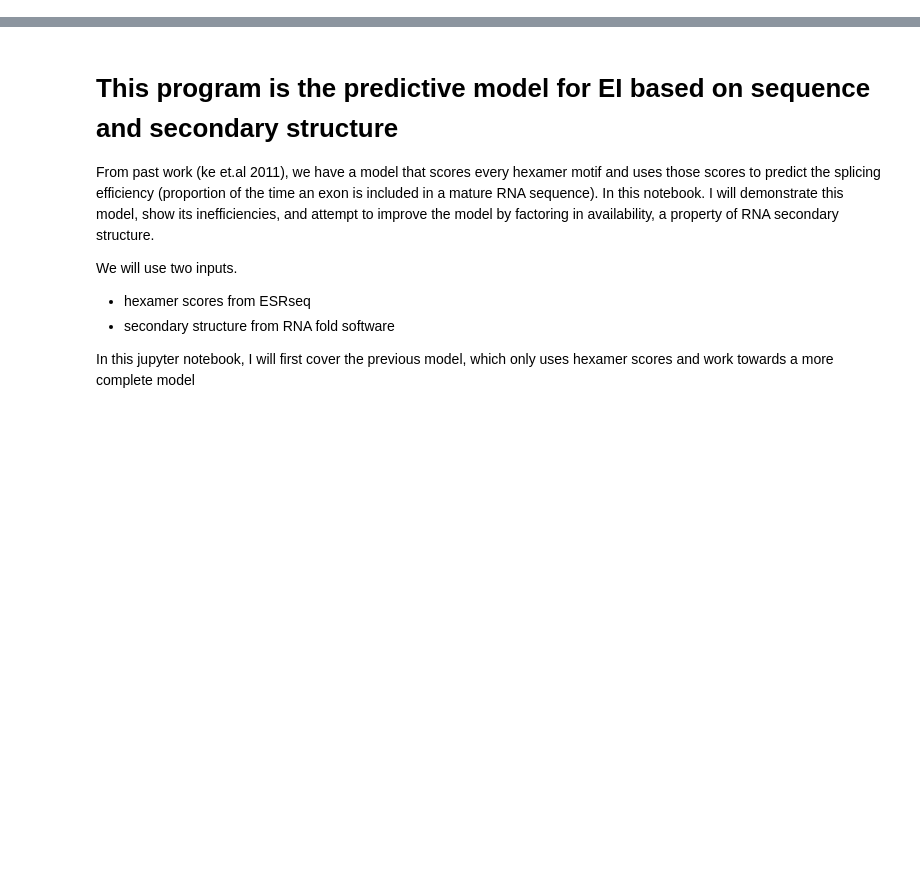
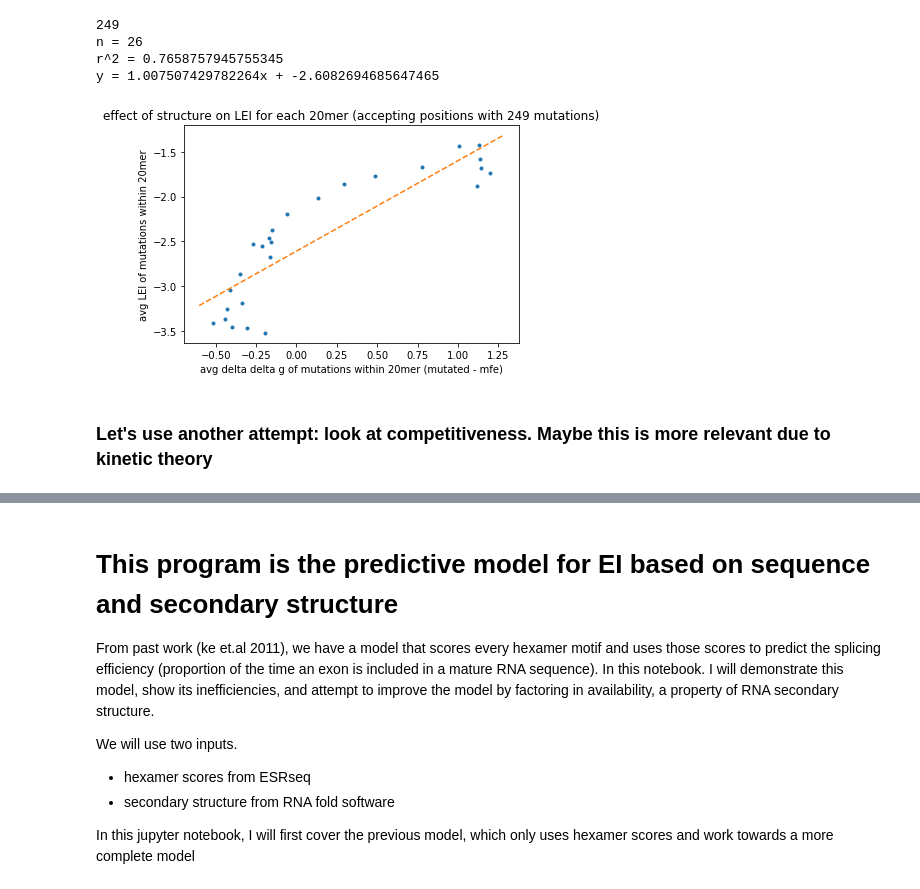
Before and after one commit to danielsjoo/Surf2021Research, a Jupyter notebook: Secondary structure predictive model.ipynb, the cells around one changed output, grey strips where cells are left out. Cells and saved outputs as stored; diff of their text form; code cells hidden in the pictures; blank space fills up the shorter version.

```diff
--- a/Secondary structure predictive model.ipynb
+++ b/Secondary structure predictive model.ipynb
@@ -37,0 +293,53 @@ for i in x:
+# %%
+# but we don't have to use 15mers!
+
+def plotgraph (x):
+    wild_type_mfe = -24.2
+    wild_type = 'CCCCACCTCTTCTTCTTTTCTAGAGTTGCTGCTGGGAGCTCCAGCACAGTGAAATGGACAGAAGGGCAGAGCAAGTGAGTGGACAATGCG'
+    for sequence in hma_data:
+        (ss,mutated_mfe) = RNA.fold(sequence)
+        hma_data[sequence][1] = mutated_mfe - wild_type_mfe #delta delta g
+    grouped_muts = {}
+    flag = 0
+    for i in range (1,92-x):
+        grouped_muts[i] = [[],[],[a for a in range(i,i+x)]] #0 will have leis and 1 will have deltadelta g
+    for sequence in hma_data:
+    #     for i in [a for a in range(len(sequence)) if sequence[a] != wild_type[a][0]]: #loops through positions of mutations
+    #         print(i)
+        for j in grouped_muts:
+            if ifcommonelement([a for a in range(len(sequence)) if sequence[a] != wild_type[a][0]],grouped_muts[j][2]):
+                grouped_muts[j][0].append(hma_data[sequence][0]) #adding LEIs
+                grouped_muts[j][1].append(hma_data[sequence][1]) #adding delta delta g
+    print(len(grouped_muts[50][1]))
+
+    points = {}
+    for xmer in grouped_muts:
+        if len(grouped_muts[xmer][0]) ==249:
+            points[xmer]= [sum(grouped_muts[xmer][0])/len(grouped_muts[xmer][0]),sum(grouped_muts[xmer][1])/len(grouped_muts[xmer][1])]
+
+    x_vals = []
+    y_vals = []
+
+    for a in points:
+        x_vals.append(points[a][1]) #x should be delta delta g
+        y_vals.append(points[a][0]) #y is avg LEI of mutations within 15mer
+
+    slope, intercept, r_value, p_value, std_err = stats.linregress(x_vals,y_vals)
+    plt.plot(x_vals,y_vals,'.')
+    plt.xlabel("avg delta delta g of mutations within " + str(x) + "mer (mutated - mfe)")
+    plt.ylabel("avg LEI of mutations within " + str(x) + "mer")
+    plt.title("effect of structure on LEI for each " + str(x) + "mer (accepting positions with 249 mutations)")
+    abline(slope,intercept)
+    print("n = " + str(len(x_vals)))
+    print("r^2 = " + str(r_value**2))
+    print("y = " + str(slope) + "x + " + str(intercept))
+# %%
+plotgraph(20)
+# %% [output]
+249
+n = 26
+r^2 = 0.7658757945755345
+y = 1.007507429782264x + -2.6082694685647465
+[figure, added]
+# %% [markdown]
+### Let's use another attempt: look at competitiveness. Maybe this is more relevant due to kinetic theory
```
Also changed, not shown: parts of 27 cells of this notebook, 7 other files.
